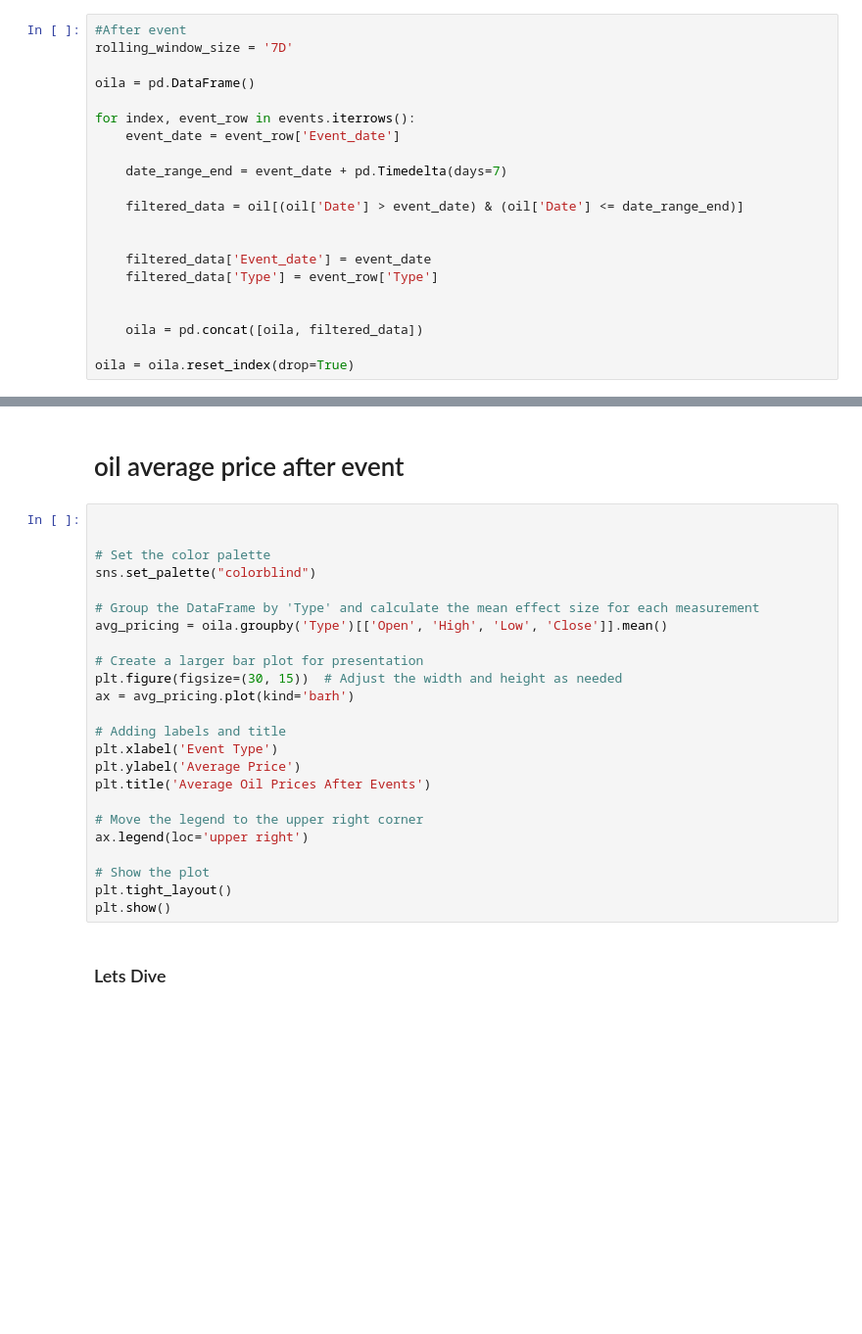
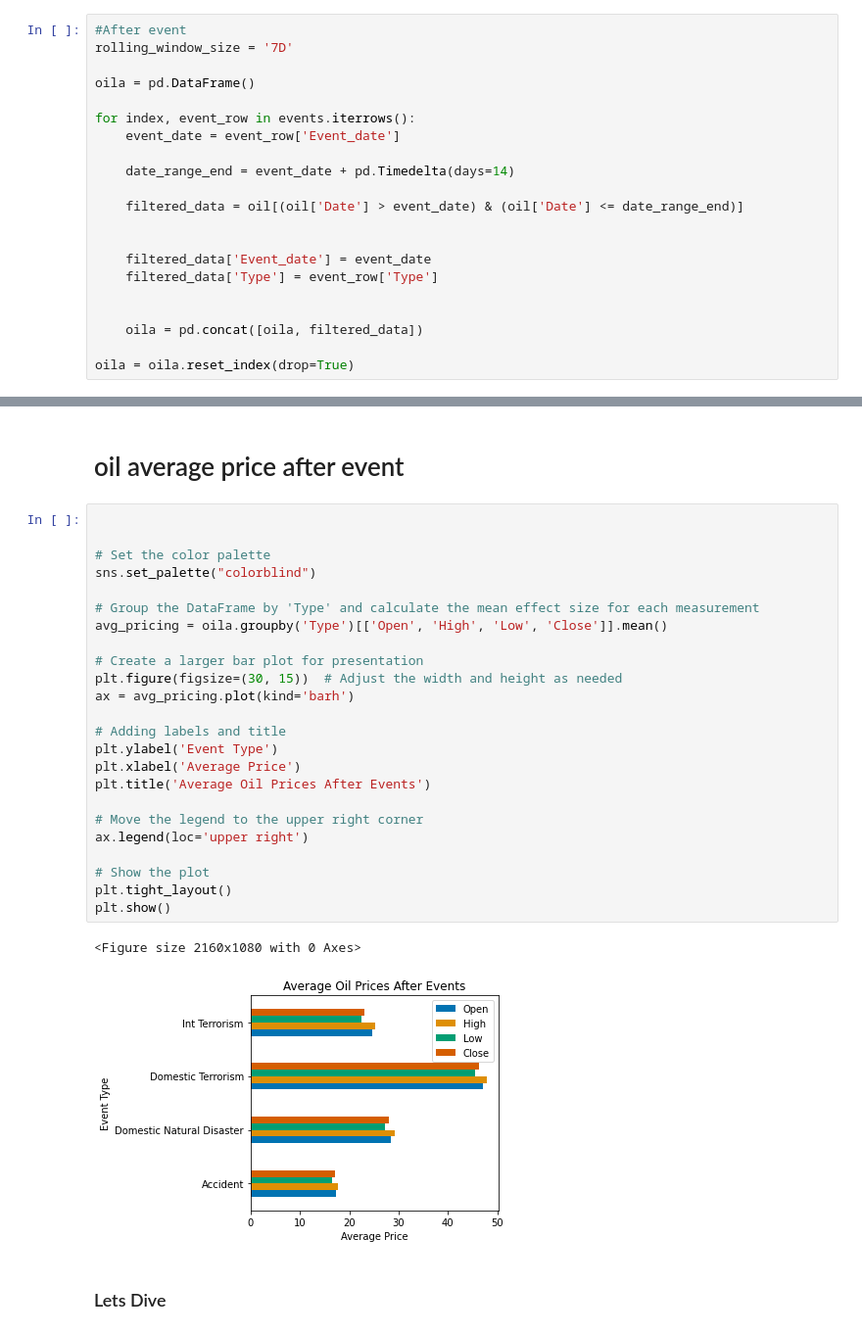
Before and after one commit to NSS-Full-Time-Data-Analytics-10/Ishmail_captsone, a Jupyter notebook: Capstone_final_workbook.ipynb, the cells around one changed output, grey strips where cells are left out. Shown: that part at 98% size. Drawn from its saved outputs; the diff is of its cells as text; blank space fills up the shorter version.

```diff
--- a/Capstone_final_workbook.ipynb
+++ b/Capstone_final_workbook.ipynb
@@ -98,7 +161,7 @@ oila = pd.DataFrame()
 for index, event_row in events.iterrows():
     event_date = event_row['Event_date']
 
-    date_range_end = event_date + pd.Timedelta(days=7)
+    date_range_end = event_date + pd.Timedelta(days=14)
 
     filtered_data = oil[(oil['Date'] > event_date) & (oil['Date'] <= date_range_end)]
 
@@ -196,27 +291,30 @@ plt.show()
 # %%
 
 
 # Set the color palette
 sns.set_palette("colorblind")
 
 # Group the DataFrame by 'Type' and calculate the mean effect size for each measurement
 avg_pricing = oila.groupby('Type')[['Open', 'High', 'Low', 'Close']].mean()
 
 # Create a larger bar plot for presentation
 plt.figure(figsize=(30, 15))  # Adjust the width and height as needed
 ax = avg_pricing.plot(kind='barh')
 
 # Adding labels and title
-plt.xlabel('Event Type')
-plt.ylabel('Average Price')
+plt.ylabel('Event Type')
+plt.xlabel('Average Price')
 plt.title('Average Oil Prices After Events')
 
 # Move the legend to the upper right corner
 ax.legend(loc='upper right')
 
 # Show the plot
 plt.tight_layout()
 plt.show()
+# %% [output]
+<Figure size 2160x1080 with 0 Axes>
+[figure, added]
 # %% [markdown]
 ### Lets Dive
 # %%
```
Also changed, not shown: parts of 83 cells of this notebook, 4 other files.
